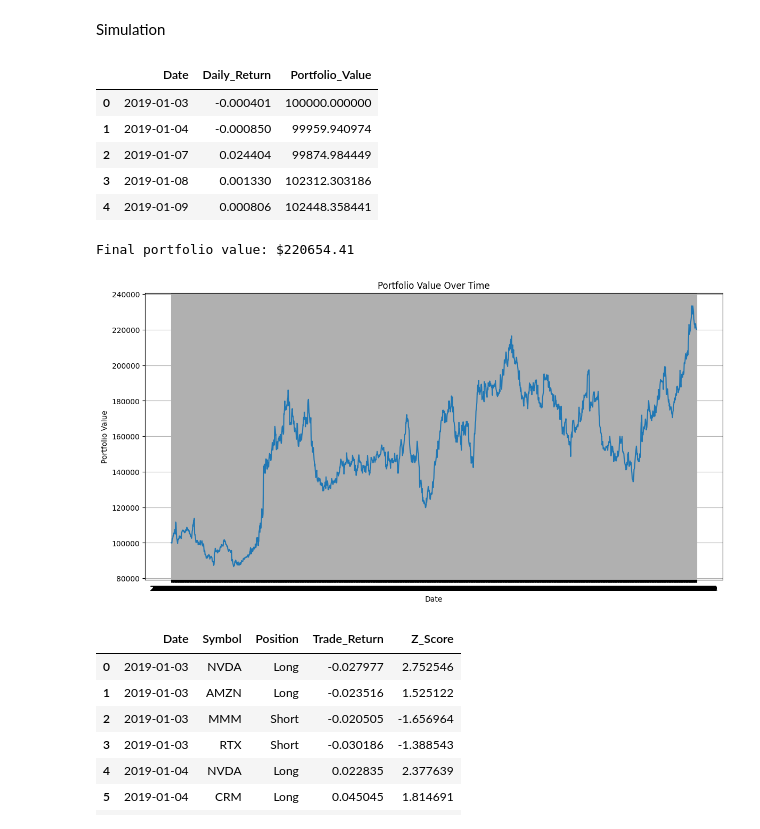
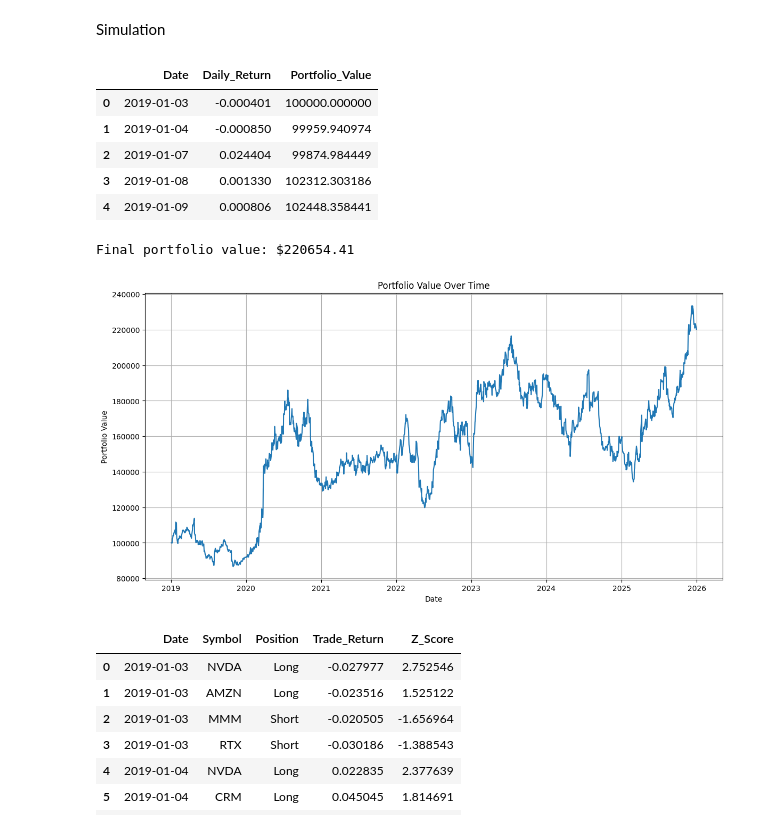
Before and after one commit to lasyaa417/MGT-3078-Index-Arbitrage-Simulation, a Jupyter notebook: Backtesting.ipynb, the cells around one changed output. Saved outputs shown, nothing was run; the diff lists cells and outputs as text; code cells hidden in the pictures.

```diff
--- a/Backtesting.ipynb
+++ b/Backtesting.ipynb
@@ -167,34 +168,42 @@ for date in trading_days:
     portfolio_values.append(CAPITAL)
 
 # Create a DataFrame for simulation results
 simulation_results = pd.DataFrame({
     'Date': trading_days,
     'Daily_Return': daily_portfolio_returns
 })
 
 simulation_results['Portfolio_Value'] = [portfolio_values[i] for i in range(len(simulation_results))]
 
+# Ensure Date is in datetime format for plotting
+simulation_results['Date'] = pd.to_datetime(simulation_results['Date'])
+
 # Display the first few results and the final portfolio value
 display(simulation_results.head())
 print(f"Final portfolio value: ${CAPITAL:.2f}")
 
 # Plot the portfolio value over time
 plt.figure(figsize=(14, 7))
 plt.plot(simulation_results['Date'], simulation_results['Portfolio_Value'])
 plt.title('Portfolio Value Over Time')
 plt.xlabel('Date')
 plt.ylabel('Portfolio Value')
 plt.grid(True)
+
+# Format x-axis to show only years
+plt.gca().xaxis.set_major_locator(mdates.YearLocator())
+plt.gca().xaxis.set_major_formatter(mdates.DateFormatter('%Y'))
+
 plt.show()
 # %% [output]
 |  | Date | Daily_Return | Portfolio_Value |
 | 0 | 2019-01-03 | -0.000401 | 100000.000000 |
 | 1 | 2019-01-04 | -0.000850 | 99959.940974 |
 | 2 | 2019-01-07 | 0.024404 | 99874.984449 |
 | 3 | 2019-01-08 | 0.001330 | 102312.303186 |
 | 4 | 2019-01-09 | 0.000806 | 102448.358441 |
 Final portfolio value: $220654.41
-[figure, old version]
+[figure, new version]
 # %%
 portfolio_details = []
 
```
Also changed, not shown: parts of 1 cell of this notebook.
